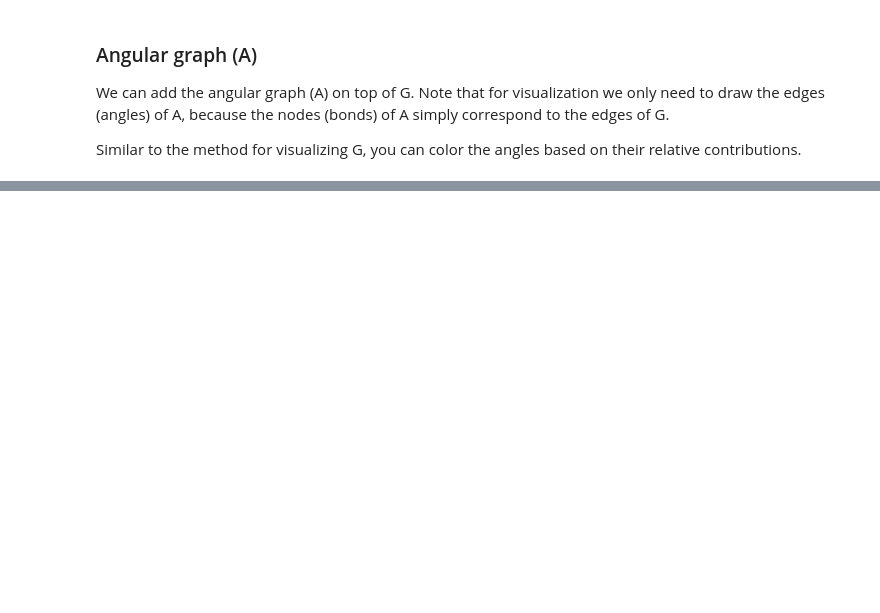
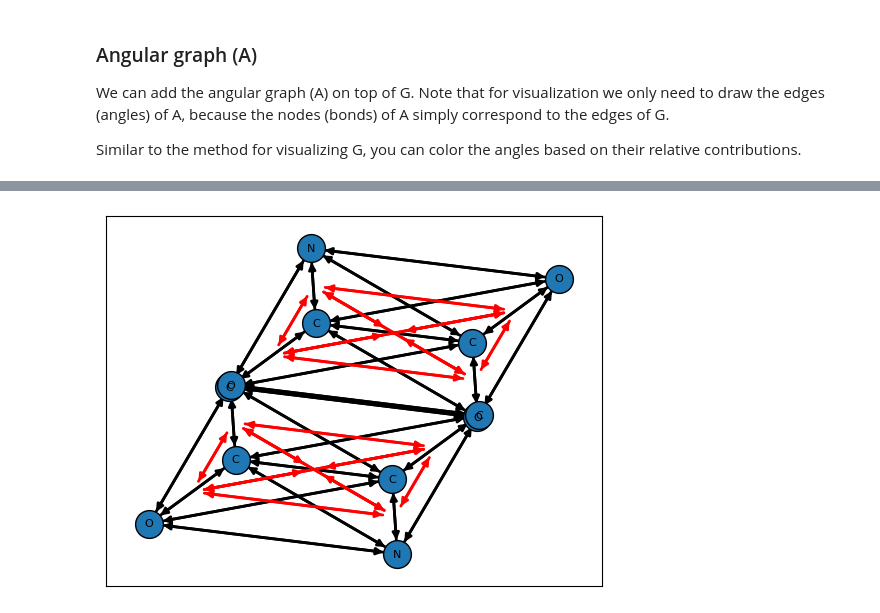
Before and after one commit to LLNL/graphite, a Jupyter notebook: notebooks/alignn/demo.ipynb, the cells around one changed output, grey strips where cells are left out. Saved outputs shown, nothing was run; the diff lists cells and outputs as text; code cells hidden in the pictures; blank space fills up the shorter version.

```diff
--- a/notebooks/alignn/demo.ipynb
+++ b/notebooks/alignn/demo.ipynb
@@ -367,0 +397,13 @@ plt.draw()
+# %%
+@torch.no_grad()
+def update_bonds_and_angles_v2(data, batch=None):
+    data.x_bnd = data.bond_features('edge_index_bnd')
+    data.edge_index_aux_bnd = radius_graph(data.pos, r=3.0, batch=batch)
+    data.x_aux_bnd = data.bond_features('edge_index_aux_bnd')
+    data.x_bnd_ang = data.bond_angle_features('x_bnd', 'edge_index_bnd_ang')
+    data.x_dih_ang = data.dihedral_angle_features('edge_index_bnd', 'edge_index_dih_ang')
+    data.x_bnd = data.concat_features_with_onehot('x_bnd', 'x_aux_bnd')
+    data.edge_index_bnd = torch.hstack([data.edge_index_bnd, data.edge_index_aux_bnd])
+    data.x_ang = data.concat_features_with_onehot('x_bnd_ang', 'x_dih_ang')
+    data.edge_index_ang = torch.hstack([data.edge_index_bnd_ang, data.edge_index_dih_ang])
+    return data
@@ -367,0 +495,23 @@ plt.draw()
+# %%
+# Instantiate networkx graph of the angular graph A
+A = nx.DiGraph(list(edge_index_ang.T))
+
+# Node positions. Each node in A lies in the middle of its corresponding edge in G
+midpoint = lambda x1, x2: (x1+x2)/2
+A_pos = {}
+for e in A.nodes():
+    i, j = edge_index_bnd.T[e]
+    A_pos[e] = midpoint(G_pos[i], G_pos[j])
+
+# Drawing options
+A_options = {
+    # edge settings
+    'edge_color' : 'red',
+    'width'      : 2,
+}
+
+nx.draw_networkx(G, G_pos, **G_options)
+nx.draw_networkx_edges(A, A_pos, **A_options)
+plt.draw()
+# %% [output]
+[figure, added]
```
Also changed, not shown: parts of 21 cells of this notebook, 48 other files.
